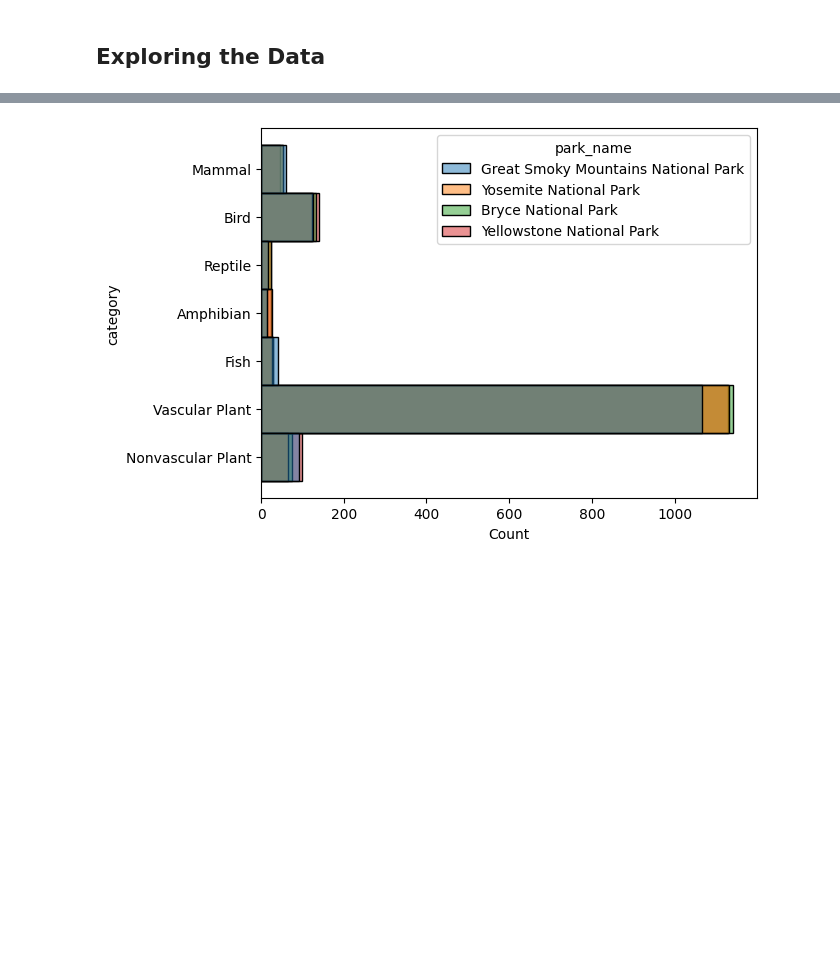
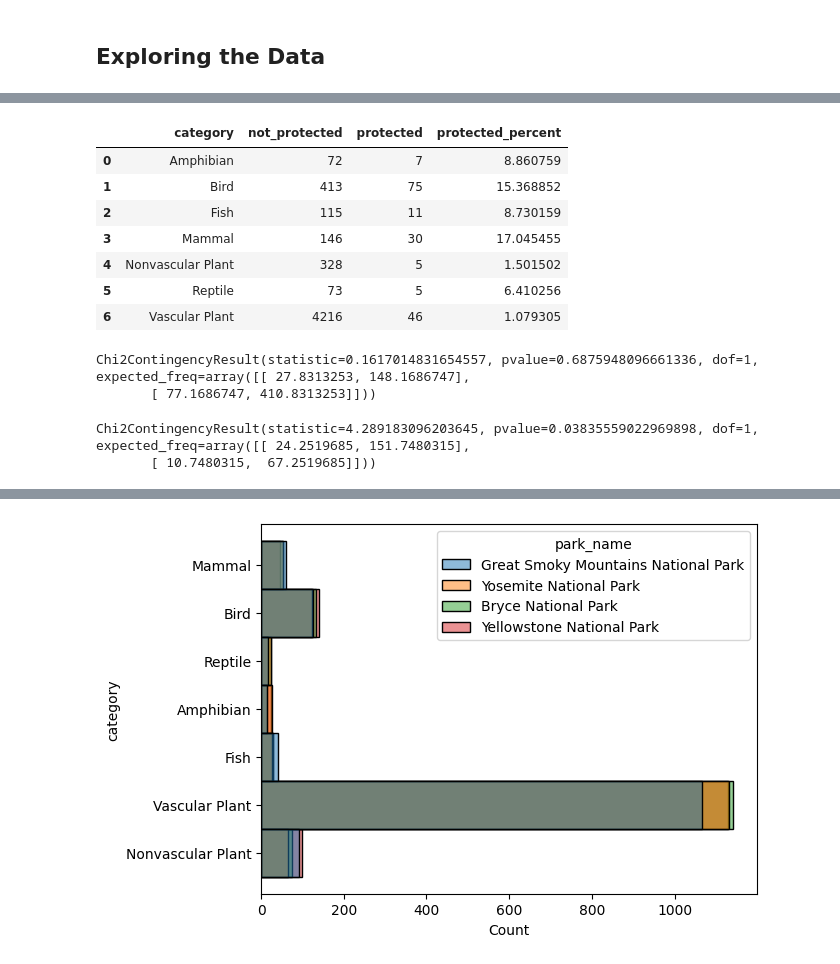
Before and after one commit to jayoung26/Biodiversity_in_National_Parks, a Jupyter notebook: biodiversity.ipynb, the cells around one changed output, grey strips where cells are left out. Cells and saved outputs as stored; diff of their text form; code cells hidden in the pictures; blank space fills up the shorter version.

```diff
--- a/biodiversity.ipynb
+++ b/biodiversity.ipynb
@@ -80,0 +135,11 @@ plt.clf()
+# %%
+species['is_protected'] = species.conservation_status != 'No Intervention'
+# %%
+category_counted = species.groupby(['category', 'is_protected']).scientific_name.nunique()\
+                        .reset_index()\
+                        .pivot(columns='is_protected', index= 'category', values = 'scientific_name')\
+                        .reset_index()
+
+category_counted.columns = ['category', 'not_protected', 'protected']
+
+category_counted
@@ -80,0 +155,41 @@ plt.clf()
+# %%
+category_counted['protected_percent'] = category_counted.protected / (category_counted.protected + category_counted.not_protected) * 100
+
+category_counted
+# %% [output]
+|  | category | not_protected | protected | protected_percent |
+| 0 | Amphibian | 72 | 7 | 8.860759 |
+| 1 | Bird | 413 | 75 | 15.368852 |
+| 2 | Fish | 115 | 11 | 8.730159 |
+| 3 | Mammal | 146 | 30 | 17.045455 |
+| 4 | Nonvascular Plant | 328 | 5 | 1.501502 |
+| 5 | Reptile | 73 | 5 | 6.410256 |
+| 6 | Vascular Plant | 4216 | 46 | 1.079305 |
+# %%
+from scipy.stats import chi2_contingency
+
+# Col [protected, not_protected]
+# Rows [Mammal, Bird]
+
+contingency1 = [[30, 146],
+                [75, 413]]
+
+chi2_contingency(contingency1)
+
+# Since there is a pval of 0.68, there is no significant relationship between mammals and birds
+# %% [output]
+Chi2ContingencyResult(statistic=0.1617014831654557, pvalue=0.6875948096661336, dof=1, expected_freq=array([[ 27.8313253, 148.1686747],
+       [ 77.1686747, 410.8313253]]))
+# %%
+# Rows [Mammal, Reptile]
+
+contingency2 = [[30,146],
+                [5, 73]]
+
+chi2_contingency(contingency2)
+
+# pval of 0.039 suggests the difference in protection of mammals and reptiles is statistically significant.
+# This shows that mammals have a significantly higher rate of protection than reptiles
+# %% [output]
+Chi2ContingencyResult(statistic=4.289183096203645, pvalue=0.03835559022969898, dof=1, expected_freq=array([[ 24.2519685, 151.7480315],
+       [ 10.7480315,  67.2519685]]))
```
Also changed, not shown: parts of 22 cells of this notebook.
